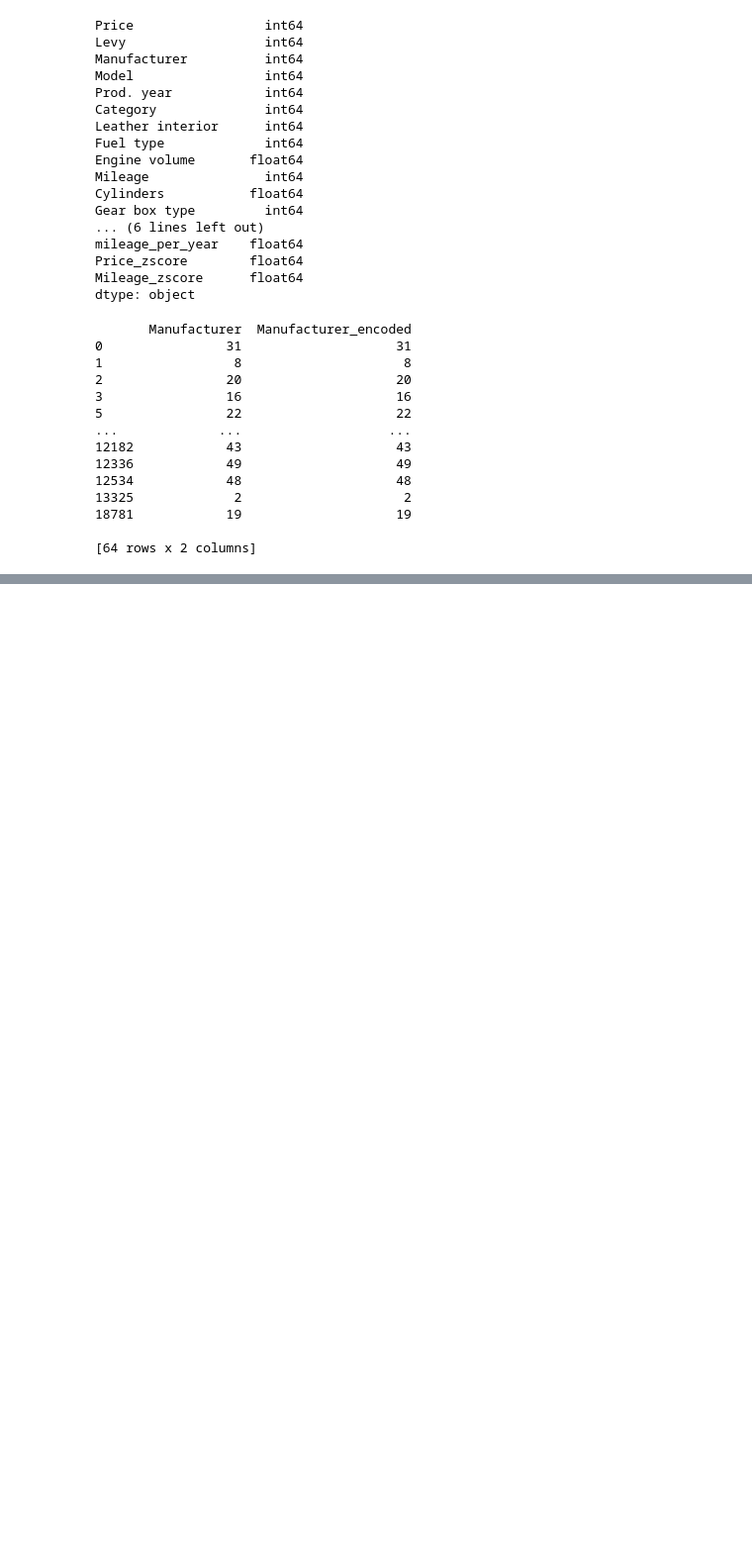
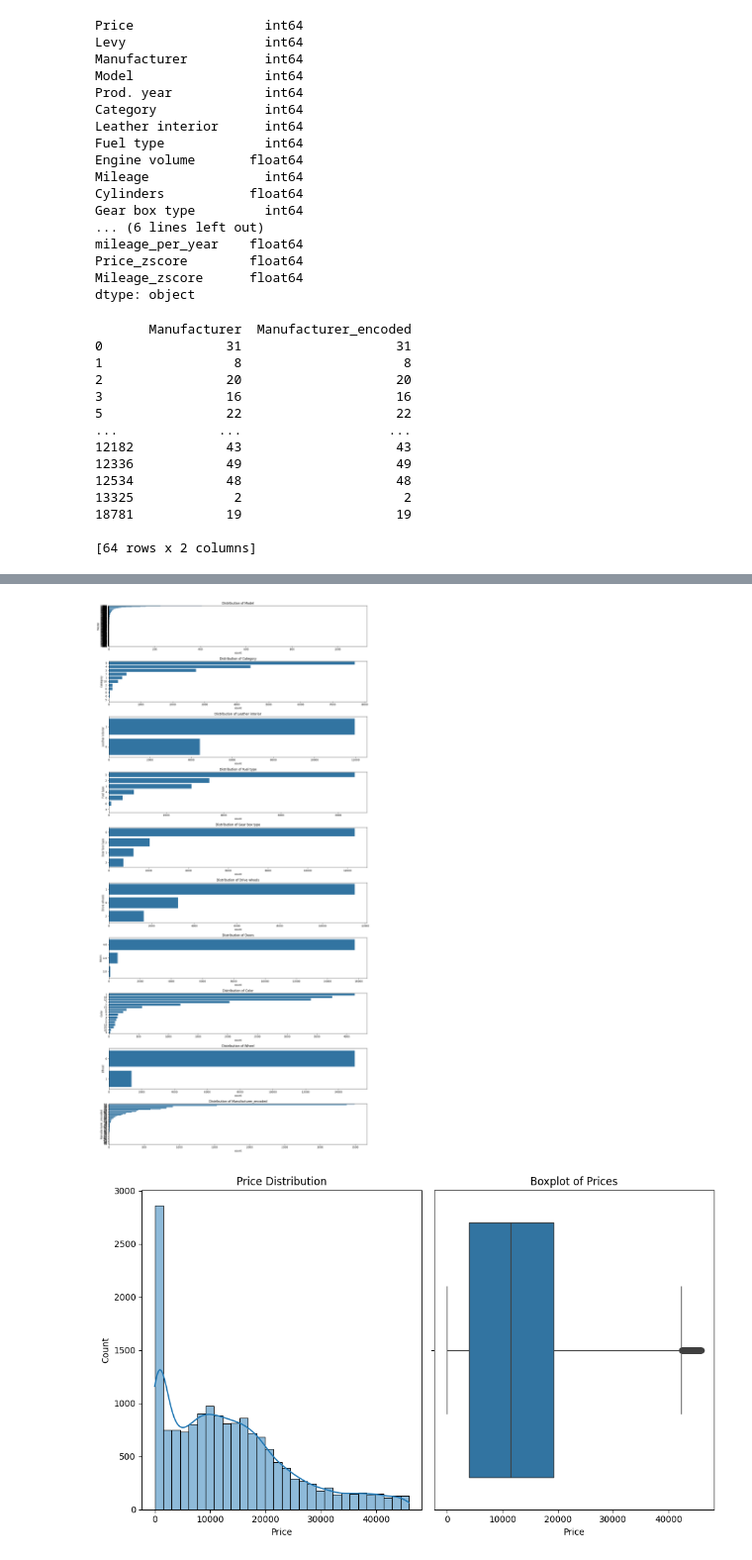
Before and after one commit to sameer-karim/w207-final-project, a Jupyter notebook: DT_car_price_prediction.ipynb, the cells around one changed output, grey strips where cells are left out. Shown: that part at 99% size. Saved outputs shown, nothing was run; the diff lists cells and outputs as text; code cells hidden in the pictures; blank space fills up the shorter version.

```diff
--- a/DT_car_price_prediction.ipynb
+++ b/DT_car_price_prediction.ipynb
@@ -476,0 +545,37 @@ X_test_scaled = scaler.transform(X_test)
+# %%
+# Update the list of categorical features
+categorical_features = ['Model', 'Category', 'Leather interior', 'Fuel type', 'Gear box type', 'Drive wheels', 'Doors', 'Color', 'Wheel', 'Manufacturer_encoded']
+
+plt.figure(figsize=(15, 30))
+
+# Generate a histogram for each categorical feature
+for i, feature in enumerate(categorical_features):
+    plt.subplot(len(categorical_features), 1, i + 1)
+    sns.countplot(y=feature, data=df_cleaned, order=df_cleaned[feature].value_counts().index)
+    plt.title(f'Distribution of {feature}')
+    plt.tight_layout()
+
+# Show the count distributions
+plt.show()
+
+# Distribution of Price
+plt.figure(figsize=(10, 6))
+
+# Histogram for Price
+plt.subplot(1, 2, 1)
+sns.histplot(df_cleaned['Price'], bins=30, kde=True)
+plt.title('Price Distribution')
+plt.xlabel('Price')
+plt.ylabel('Count')
+
+# Boxplot for Price
+plt.subplot(1, 2, 2)
+sns.boxplot(x='Price', data=df_cleaned)
+plt.title('Boxplot of Prices')
+plt.xlabel('Price')
+
+plt.tight_layout()
+plt.show()
+# %% [output]
+[figure, added]
+[figure, added]
```
Also changed, not shown: parts of 25 cells of this notebook.
